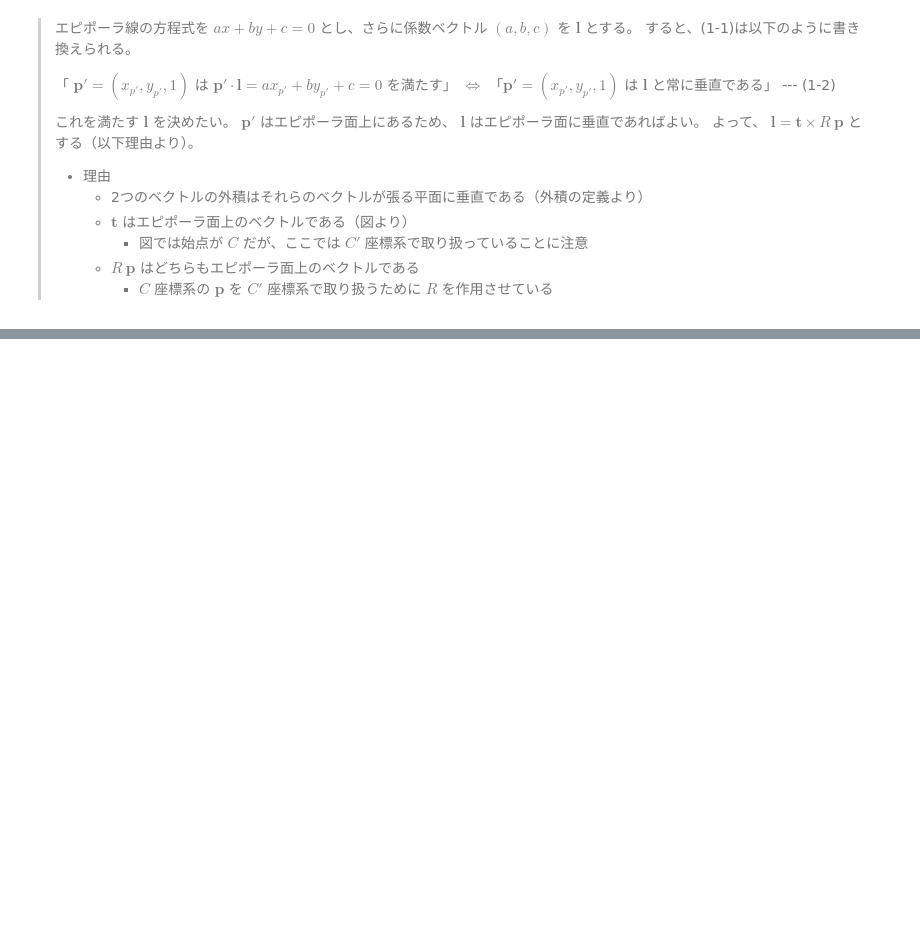
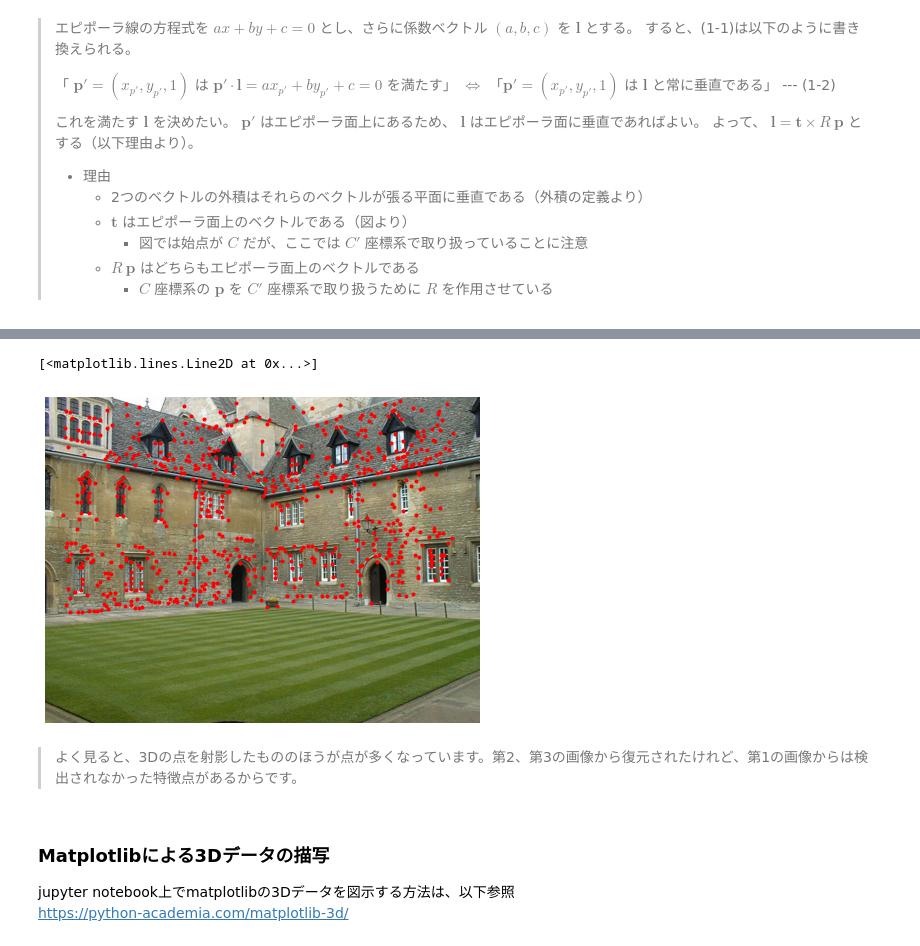
Before and after one commit to SolKul/image_processing, a Jupyter notebook: notebooks/ComputerVision05.ipynb, the cells around one changed output, grey strips where cells are left out. Saved outputs shown, nothing was run; the diff lists cells and outputs as text; code cells hidden in the pictures; blank space fills up the shorter version.

```diff
--- a/notebooks/ComputerVision05.ipynb
+++ b/notebooks/ComputerVision05.ipynb
@@ -55,0 +186,10 @@ $\Leftrightarrow$ 「$\boldsymbol{p'} = (x_{p'}, y_{p'}, 1)$ は $\boldsymbol{l}
+# %%
+# カメラパラメータを読み込む
+mtx_p_list=[]
+
+for i in range(3):
+    mtx_p_path=corner_2d_dir/f"00{i+1}.P"
+    mtx_p_list.append(np.loadtxt(mtx_p_path))
+
+# 内容は3x4で、ワールド座標系→画像座標系への変換行列P
+mtx_p_list[0]
@@ -55,0 +206,9 @@ $\Leftrightarrow$ 「$\boldsymbol{p'} = (x_{p'}, y_{p'}, 1)$ は $\boldsymbol{l}
+# %%
+# 3次元上の座標を4x717の同次座標に変換する
+corner_hmg=np.vstack(
+    [
+        corner_3d,
+        np.ones(corner_3d.shape[1])
+    ]
+)
+corner_hmg
@@ -55,0 +224,6 @@ $\Leftrightarrow$ 「$\boldsymbol{p'} = (x_{p'}, y_{p'}, 1)$ は $\boldsymbol{l}
+# %%
+# カメラオブジェクトを作成する
+cam_list=[camera.Camera(mtx_p) for mtx_p in mtx_p_list]
+# 1枚目のカメラオブジェクトに基づいて、
+# 3次元上のコーナー座標をワールド座標系→画像座標系へ射影する
+x=cam_list[0].project(corner_hmg)
@@ -55,0 +237,13 @@ $\Leftrightarrow$ 「$\boldsymbol{p'} = (x_{p'}, y_{p'}, 1)$ は $\boldsymbol{l}
+# %%
+# 1枚目の画像上にコーナー特徴点を重ねて表示する
+impro.imshow(im1)
+plt.plot(x[0,:],x[1,:],"r.")
+# %% [output]
+[<matplotlib.lines.Line2D at 0x...>]
+[figure, added]
+# %% [markdown]
+> よく見ると、3Dの点を射影したもののほうが点が多くなっています。第2、第3の画像から復元されたけれど、第1の画像からは検出されなかった特徴点があるからです。
+# %% [markdown]
+### Matplotlibによる3Dデータの描写
+jupyter notebook上でmatplotlibの3Dデータを図示する方法は、以下参照
+https://python-academia.com/matplotlib-3d/
```
Also changed, not shown: parts of 24 cells of this notebook, 1 other file.
